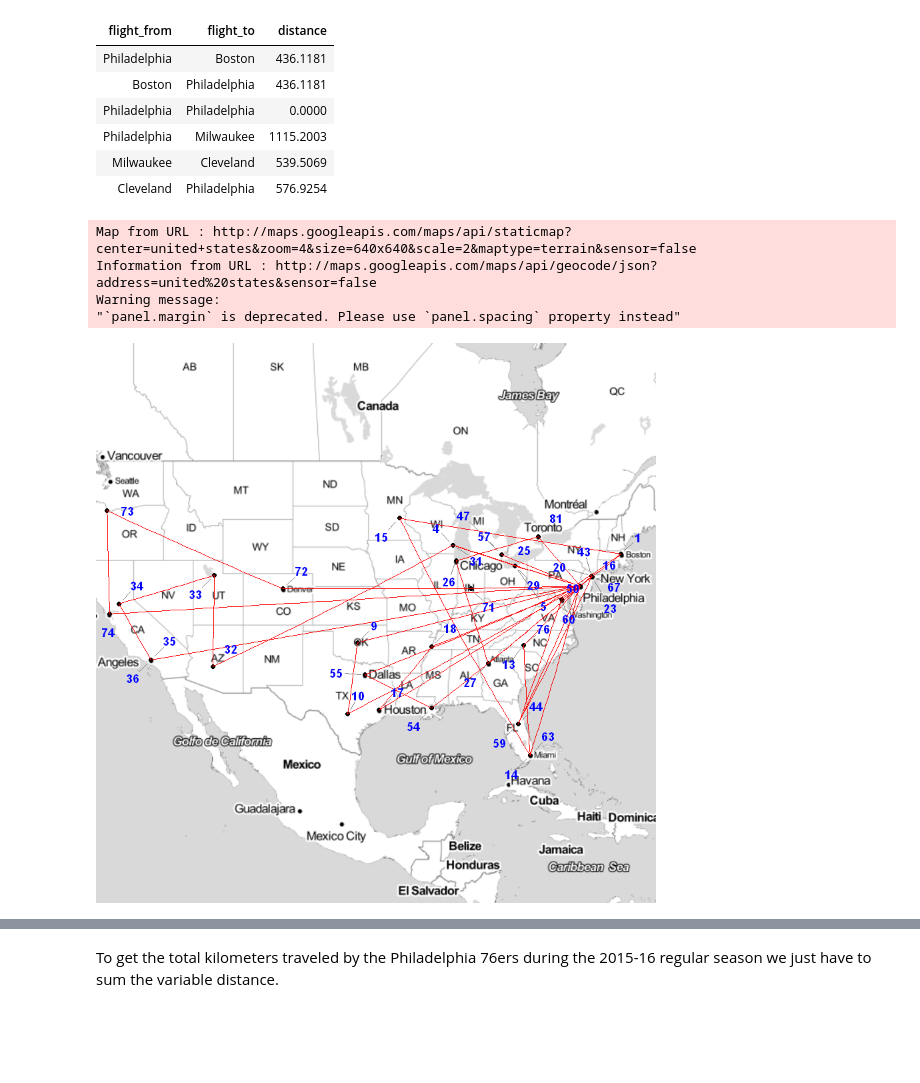
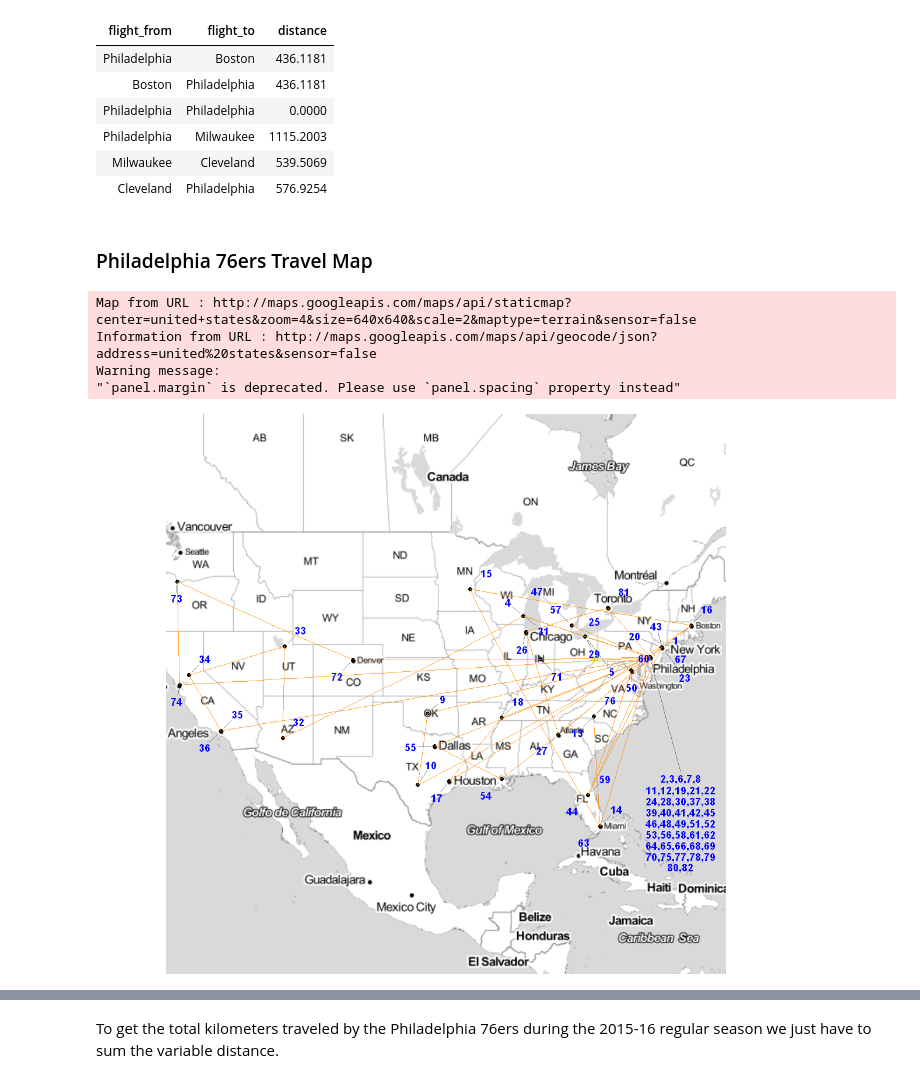
Before and after one commit to ddantasds/Data-Science-Projects, a Jupyter notebook: NBA calendar/NBA season calendar.ipynb, the cells around one changed output, grey strips where cells are left out. Saved outputs shown, nothing was run; the diff lists cells and outputs as text; code cells hidden in the pictures; blank space fills up the shorter version.

```diff
--- a/NBA calendar/NBA season calendar.ipynb
+++ b/NBA calendar/NBA season calendar.ipynb
@@ -218,32 +220,45 @@ head(PHI_flights)
 | Philadelphia | Milwaukee | 1115.2003 |
 | Milwaukee | Cleveland | 539.5069 |
 | Cleveland | Philadelphia | 576.9254 |
+# %% [markdown]
+### Philadelphia 76ers Travel Map
 # %%
 phiFligths<-nbaFlightsByTeam(calendar,"Philadelphia 76ers",date=FALSE)%>%
   mutate(order=1:82)%>%
   merge(y=citiesLocation,
         by.x=c("flight_to"),
         by.y=c("cities"),
         all.x=TRUE)%>%
   rename(lon_to=lon,lat_to=lat)%>%
   merge(y=citiesLocation,
         by.x=c("flight_from"),
         by.y=c("cities"),
         all.x=TRUE)%>%
   rename(lon_from=lon,lat_from=lat)%>%
   arrange(order)
 
+options(repr.plot.width=10, repr.plot.height=8)
 qmap("united states", zoom = 4,maptype = "toner-lite", source = "stamen") +
   geom_point(data=phiFligths,aes(x = lon_to, y = lat_to))+
-  geom_path(aes(x = lon_to, y = lat_to), size = .1, data = phiFligths, colour="red", lineend = "round")+
+  geom_path(aes(x = lon_to, y = lat_to), size = 0.5, data = phiFligths, alpha = 0.8, color = "dark orange", lineend = "round")+
   geom_text_repel(data = phiFligths%>%filter(flight_to!="Philadelphia") ,aes(x = lon_to, y = lat_to, label = order),
                   fontface = 'bold', color = 'blue',
                   box.padding = unit(0.35, "lines"),
                   point.padding = unit(0.5, "lines"),
-                  segment.color = 'grey50')
+                  segment.color = 'grey50')+
+  annotate("text",x=-72.07,y=30,label=paste(phiFligths[phiFligths$flight_to=="Philadelphia","order"][1:5],collapse=","),color="blue",fontface='bold')+
+  annotate("text",x=-72.07,y=29,label=paste(phiFligths[phiFligths$flight_to=="Philadelphia","order"][6:10],collapse=","),color="blue",fontface='bold')+
+  annotate("text",x=-72.07,y=28,label=paste(phiFligths[phiFligths$flight_to=="Philadelphia","order"][11:15],collapse=","),color="blue",fontface='bold')+
+  annotate("text",x=-72.07,y=27,label=paste(phiFligths[phiFligths$flight_to=="Philadelphia","order"][16:20],collapse=","),color="blue",fontface='bold')+
+  annotate("text",x=-72.07,y=26,label=paste(phiFligths[phiFligths$flight_to=="Philadelphia","order"][21:25],collapse=","),color="blue",fontface='bold')+
+  annotate("text",x=-72.07,y=25,label=paste(phiFligths[phiFligths$flight_to=="Philadelphia","order"][26:30],collapse=","),color="blue",fontface='bold')+
+  annotate("text",x=-72.07,y=24,label=paste(phiFligths[phiFligths$flight_to=="Philadelphia","order"][31:35],collapse=","),color="blue",fontface='bold')+
+  annotate("text",x=-72.07,y=23,label=paste(phiFligths[phiFligths$flight_to=="Philadelphia","order"][36:40],collapse=","),color="blue",fontface='bold')+
+  annotate("text",x=-72.07,y=22,label=paste(phiFligths[phiFligths$flight_to=="Philadelphia","order"][41:42],collapse=","),color="blue",fontface='bold')+
+  geom_segment(x = -72.07, y = 30.5, xend = citiesLocation$lon[citiesLocation$cities=="Philadelphia"], yend = citiesLocation$lat[citiesLocation$cities=="Philadelphia"], colour = "grey50")
 # %% [output]
 Map from URL : http://maps.googleapis.com/maps/api/staticmap?center=united+states&zoom=4&size=640x640&scale=2&maptype=terrain&sensor=false
 Information from URL : http://maps.googleapis.com/maps/api/geocode/json?address=united%20states&sensor=false
 Warning message:
 "`panel.margin` is deprecated. Please use `panel.spacing` property instead"
-[figure, old version]
+[figure, new version]
```
Also changed, not shown: parts of 29 cells of this notebook.
